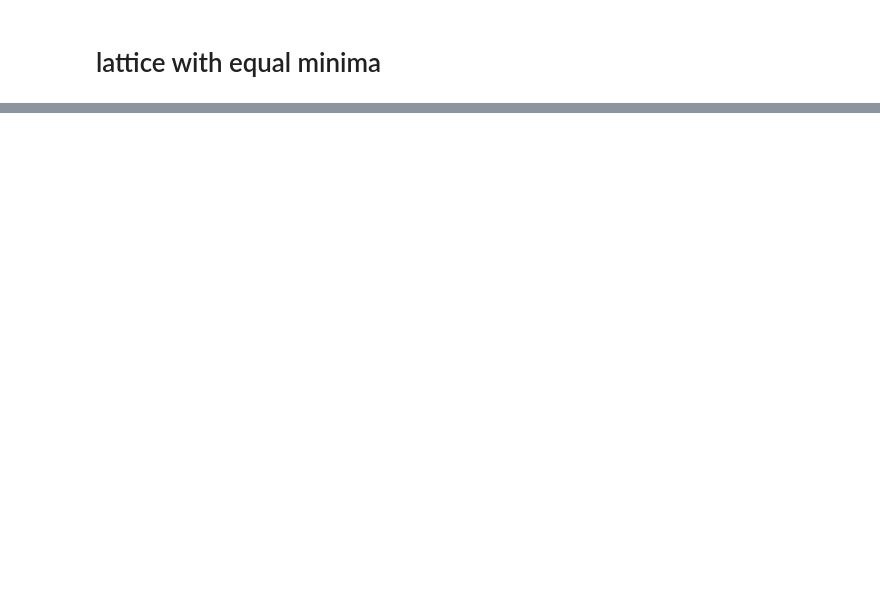
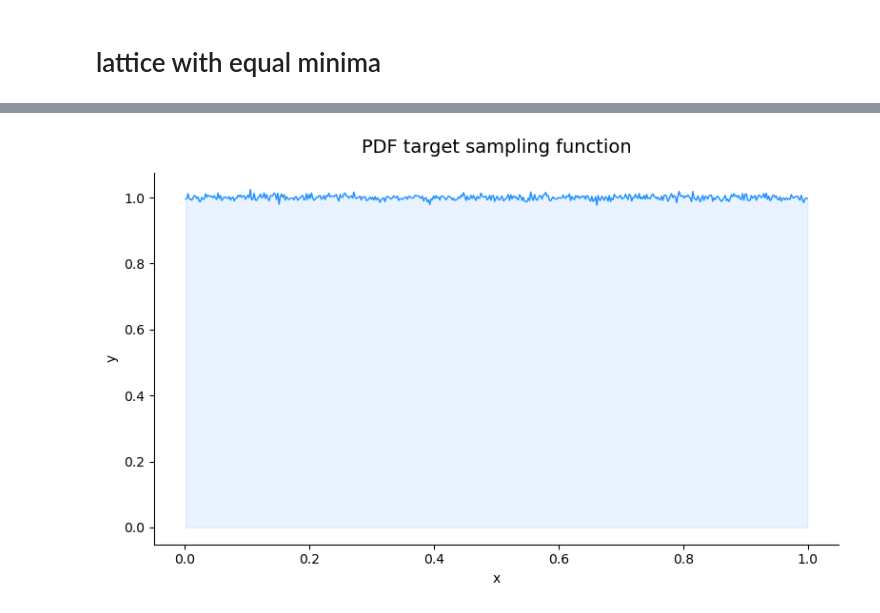
Before and after one commit to qlapoty/Qlapoty, a Jupyter notebook: sage-implementation/test_heuristics/test_minima_rank2.ipynb, the cells around one changed output, grey strips where cells are left out. Drawn from its saved outputs; the diff is of its cells as text; code cells hidden in the pictures; blank space fills up the shorter version.

```diff
--- a/sage-implementation/test_heuristics/test_minima_rank2.ipynb
+++ b/sage-implementation/test_heuristics/test_minima_rank2.ipynb
@@ -146,0 +151,29 @@ plot_function(x_cdf_r, y_cdf_r, "Commulative Density Function ")
+# %%
+def sample_numbers(N, r0, sampling):
+    list_samples = []
+    numb = 0
+    k = -1
+    while numb <= sampling:
+        k += 2
+        if gcd(k,2*N) != 1:
+            continue
+        numb += 1
+        k_inv = inverse_mod(k, N)
+        c = ZZ((k_inv*2**250 - 2*r0*k + N) % (4*N))
+
+        list_samples.append(float(c / (4*N)))
+
+    return list_samples
+# %%
+N_t = randint(1,2**130)
+r0 = randint(1,2**130)
+# %%
+list_sampling = sample_numbers(N_t,r0, 10**7)
+list_sampling_sort = sorted(list_sampling)
+# %%
+x_pdf_sampling, y_pdf_sampling = compute_pdf_histogram(list_sampling_sort, bins=500)
+x_cdf_sampling, y_cdf_sampling = compute_empirical_cdf(list_sampling_sort)
+# %%
+plot_function(x_pdf_sampling, y_pdf_sampling, "PDF target sampling function")
+# %% [output]
+[figure, added]
```
Also changed, not shown: parts of 13 cells of this notebook, 1 other file.
